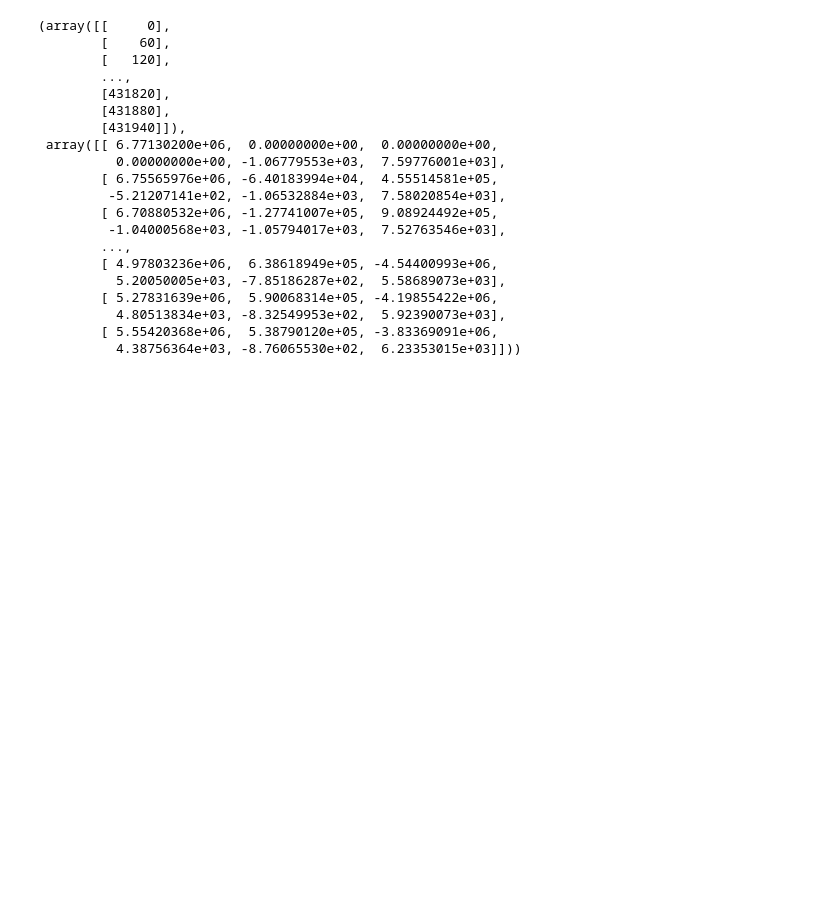
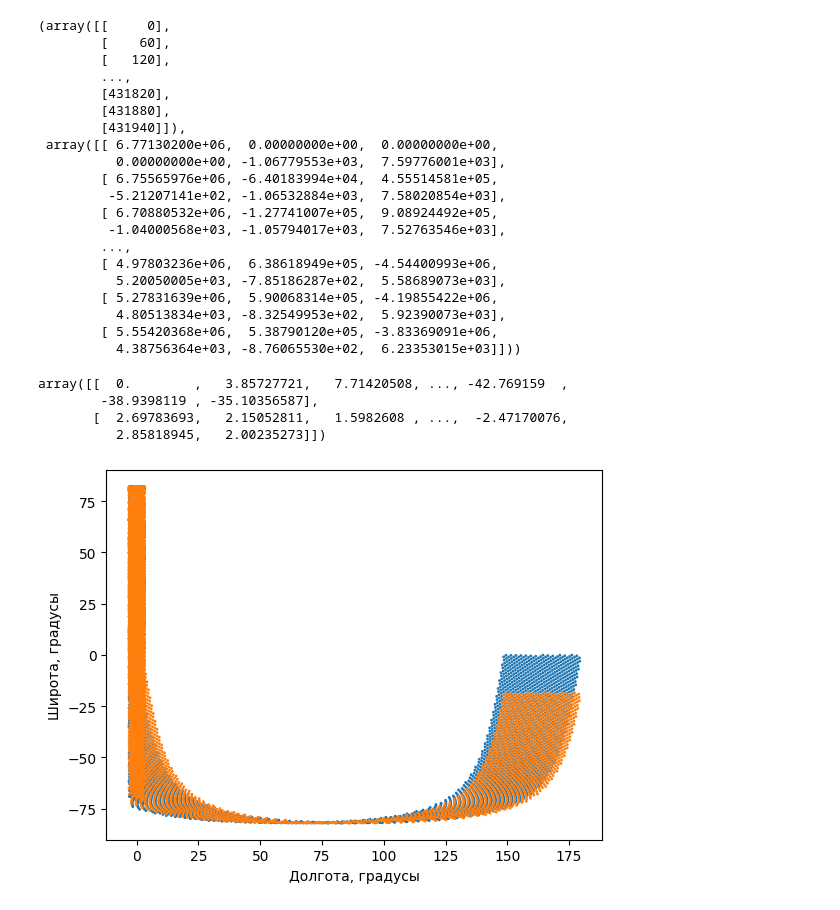
Before and after one commit to Daniil10001/DreamSpace_space-hackathon-2025, a Jupyter notebook: Problem_2/main.ipynb, the cells around one changed output. Drawn from its saved outputs; the diff is of its cells as text; code cells hidden in the pictures; blank space fills up the shorter version.

```diff
--- a/Problem_2/main.ipynb
+++ b/Problem_2/main.ipynb
@@ -262,36 +245,45 @@ two=np.append(one,sol2.y.transpose(), axis=1)
 # %%
 np.savetxt("coords.csv", two, delimiter=",")
 # %%
-crd=np.array(list(map(getProjection,(sol.y)))).transpose()*180/np.pi
-crd2=np.array(list(map(getProjection,(sol2.y)))).transpose()*180/np.pi
-crd[1]-=sol.t[0]*omega_earth
-crd2[1]-=sol2.t[0]*omega_earth
+crd=np.array(list(map(getProjection,sol.y.transpose()))).transpose()*180/np.pi
+crd2=np.array(list(map(getProjection,sol2.y.transpose()))).transpose()*180/np.pi
+crd[1]-=sol.t*omega_earth
+crd2[1]-=sol2.t*omega_earth
 #wh=np.where(np.abs(crd[0])<dal)[0]
 # %%
 import numba
 
-@numba.jit(nopython=True, parallel=True)
+
 def fn(crd):
     for i in range(crd[1].shape[0]):
-        while (crd[i][1]<-np.pi):
+        while (crd[1][i]<-np.pi):
             crd[1][i]+=2*np.pi
     return crd
 # %%
 crd=fn(crd)
 # %%
-crd2=fn(crd)
+crd2=fn(crd2)
+# %%
+crd2
+# %% [output]
+array([[  0.        ,   3.85727721,   7.71420508, ..., -42.769159  ,
+        -38.9398119 , -35.10356587],
+       [  2.69783693,   2.15052811,   1.5982608 , ...,  -2.47170076,
+          2.85818945,   2.00235273]])
 # %%
 #for i in range(crd2[1].shape[0]):
 #    while (crd2[1][i]<-np.pi):
 #        crd2[1][i]+=2*np.pi
 # %%
-plt.scatter(crd[1],crd[0], markersize=0.1)
-plt.scatter(crd2[1],crd2[0], markersize=0.1)
-plt.xlabel("Долготаб градусы")
+plt.scatter(crd[1],crd[0], [1]*crd.shape[1])
+plt.scatter(crd2[1],crd2[0], [1]*crd2.shape[1])
+plt.xlabel("Долгота, градусы")
 plt.ylabel("Широта, градусы")
-plt.xlim([-180,180])
-plt.xlim([-90,90])
+#plt.xlim([-180,180])
+#plt.xlim([-90,90])
 plt.savefig("all_traj.png")
-plt.ylim([-20,20])
-plt.xlim([0,30])
+#plt.ylim([-20,20])
+#plt.xlim([0,30])
 plt.savefig("in_place.png")
+# %% [output]
+[figure, added]
```
Also changed, not shown: parts of 1 cell of this notebook.
